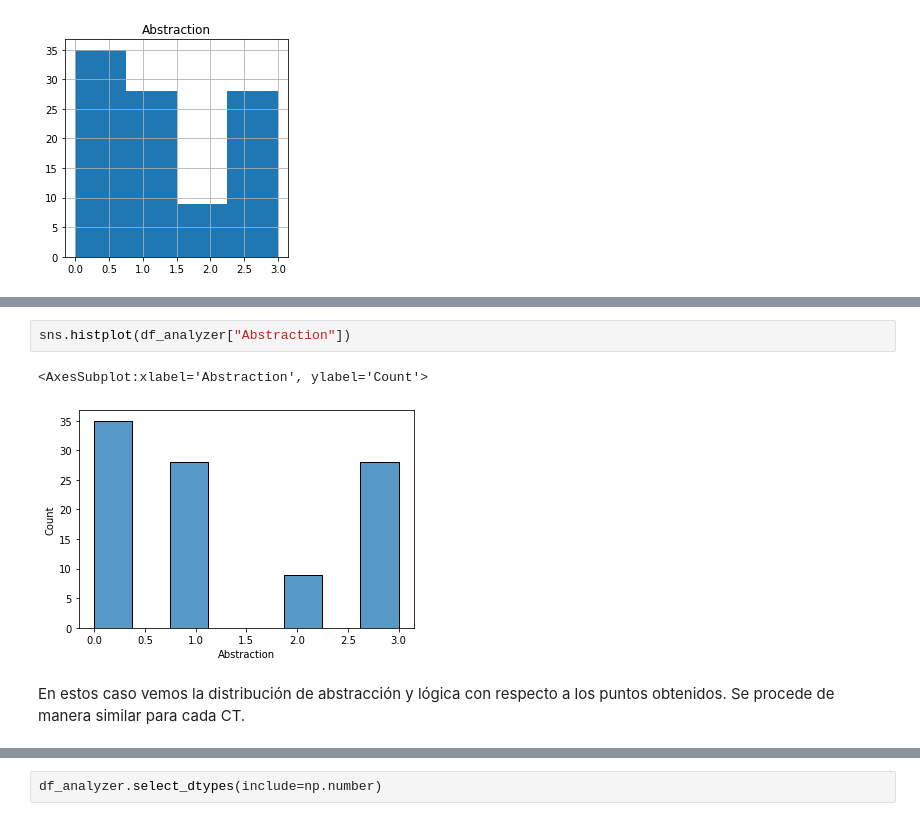
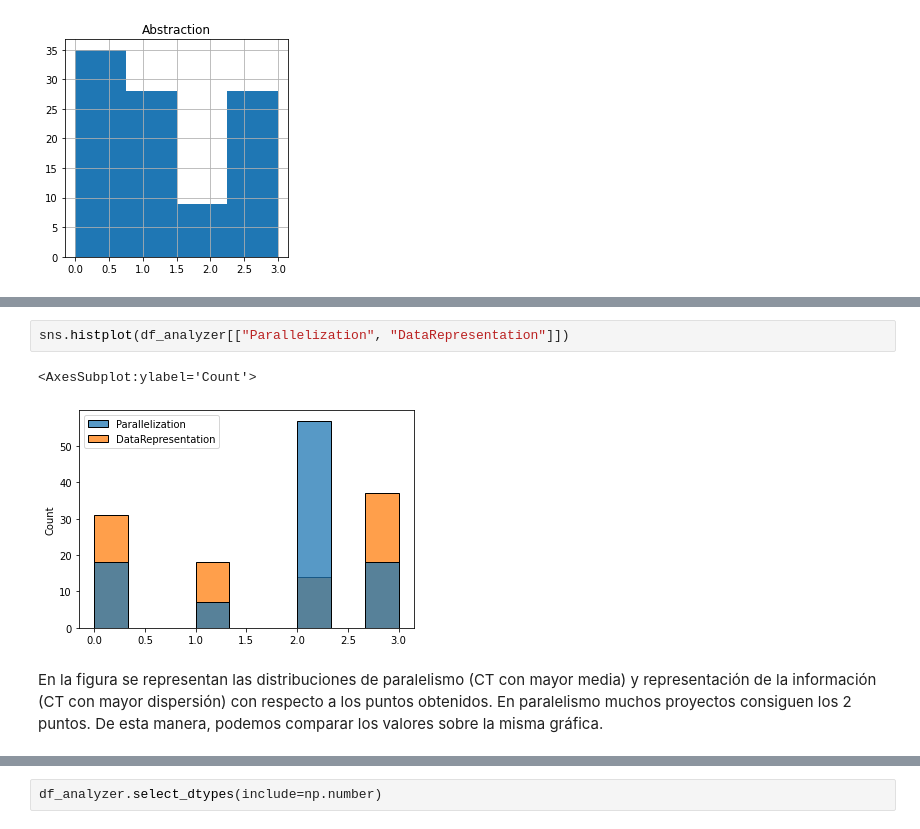
Before and after one commit to rcruiz/pruebaCT, a Jupyter notebook: Analisis.ipynb, the cells around one changed output, grey strips where cells are left out. Saved outputs shown, nothing was run; the diff lists cells and outputs as text.

Commit message:
Searching data information

```diff
--- a/Analisis.ipynb
+++ b/Analisis.ipynb
@@ -287,7 +337,7 @@ array([[<AxesSubplot:title={'center':'Abstraction'}>]], dtype=object)
 # %%
-sns.histplot(df_analyzer["Abstraction"])
+sns.histplot(df_analyzer[["Parallelization", "DataRepresentation"]])
 # %% [output]
-<AxesSubplot:xlabel='Abstraction', ylabel='Count'>
+<AxesSubplot:ylabel='Count'>
-[figure, old version]
+[figure, new version]
 # %% [markdown]
-En estos caso vemos la distribución de abstracción y lógica con respecto a los puntos obtenidos. Se procede de manera similar para cada CT.
+En la figura se representan las distribuciones de paralelismo (CT con mayor media) y representación de la información (CT con mayor dispersión) con respecto a los puntos obtenidos. En paralelismo muchos proyectos consiguen los 2 puntos. De esta manera, podemos comparar los valores sobre la misma gráfica.
```
Also changed, not shown: parts of 84 cells of this notebook.
